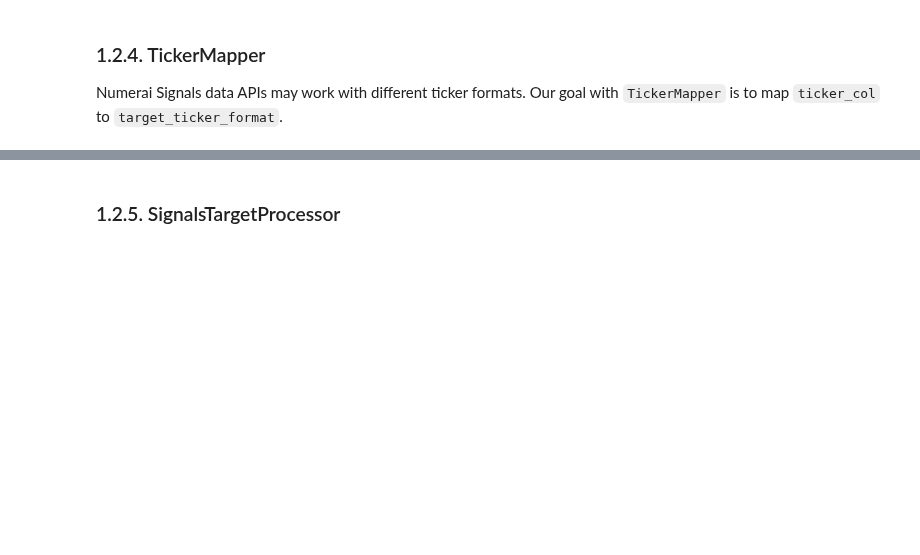
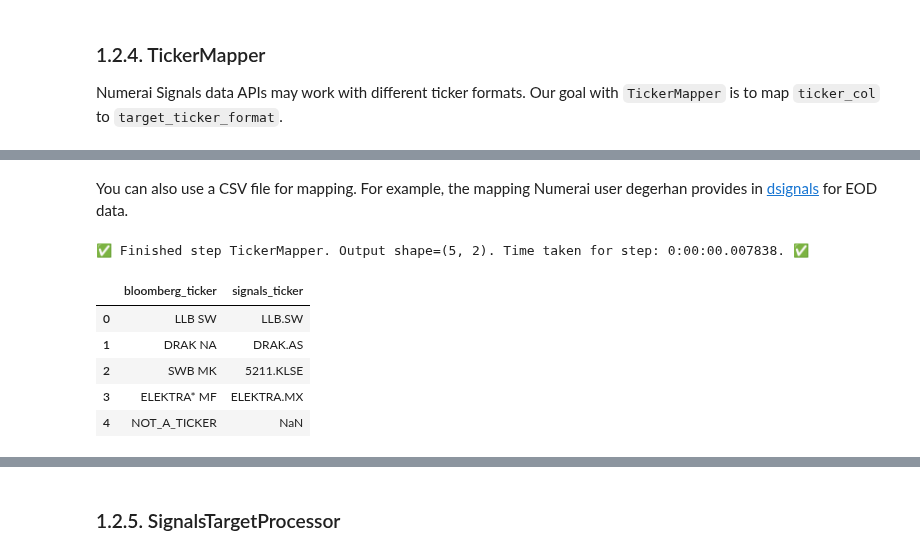
Before and after one commit to crowdcent/numerblox, a Jupyter notebook: nbs/03_preprocessing.ipynb, the cells around one changed output, grey strips where cells are left out. Saved outputs shown, nothing was run; the diff lists cells and outputs as text; code cells hidden in the pictures; blank space fills up the shorter version.

Commit message:
Generalize TickerMapper. Docs.

```diff
--- a/nbs/03_preprocessing.ipynb
+++ b/nbs/03_preprocessing.ipynb
@@ -1320,17 +1329,20 @@ class TickerMapper(BaseProcessor):
     Map ticker from one format to another. \n
     :param ticker_col: Column used for mapping. Must already be present in the input data. \n
     :param target_ticker_format: Format to map tickers to. Must be present in the ticker map. \n
-    Supported ticker formats are: ['ticker', 'bloomberg_ticker', 'yahoo']
+    For default mapper supported ticker formats are: ['ticker', 'bloomberg_ticker', 'yahoo'] \n
+    :param mapper_path: Path to CSV file containing at least ticker_col and target_ticker_format columns. \n
+    Can be either a web link of local path. Numerai Signals mapping by default.
     """
 
     def __init__(
-        self, ticker_col: str = "ticker", target_ticker_format: str = "bloomberg_ticker"
+        self, ticker_col: str = "ticker", target_ticker_format: str = "bloomberg_ticker",
+        mapper_path: str = "https://numerai-signals-public-data.s3-us-west-2.amazonaws.com/signals_ticker_map_w_bbg.csv"
     ):
         super().__init__()
         self.ticker_col = ticker_col
         self.target_ticker_format = target_ticker_format
 
-        self.signals_map_path = "https://numerai-signals-public-data.s3-us-west-2.amazonaws.com/signals_ticker_map_w_bbg.csv"
+        self.signals_map_path = mapper_path
         self.ticker_map = pd.read_csv(self.signals_map_path)
 
         assert (
@@ -1362,3 +1376,18 @@ mapper.transform(test_dataf)
 | 0 | AAPL | AAPL US |
 | 1 | MSFT | MSFT US |
 [interactive output not drawn]
+# %% [markdown]
+You can also use a CSV file for mapping. For example, the mapping Numerai user degerhan provides in [dsignals](https://github.com/degerhan/dsignals) for EOD data.
+# %%
+test_dataf = pd.DataFrame(["LLB SW", "DRAK NA", "SWB MK", "ELEKTRA* MF", "NOT_A_TICKER"], columns=["bloomberg_ticker"])
+mapper = TickerMapper(ticker_col="bloomberg_ticker", target_ticker_format="signals_ticker",
+                      mapper_path="test_assets/eodhd-map.csv")
+mapper.transform(test_dataf)
+# %% [output]
+✅ Finished step TickerMapper. Output shape=(5, 2). Time taken for step: 0:00:00.007838. ✅
+|  | bloomberg_ticker | signals_ticker |
+| 0 | LLB SW | LLB.SW |
+| 1 | DRAK NA | DRAK.AS |
+| 2 | SWB MK | 5211.KLSE |
+| 3 | ELEKTRA* MF | ELEKTRA.MX |
+| 4 | NOT_A_TICKER | NaN |
```
Also changed, not shown: parts of 31 cells of this notebook, 5 other files.
